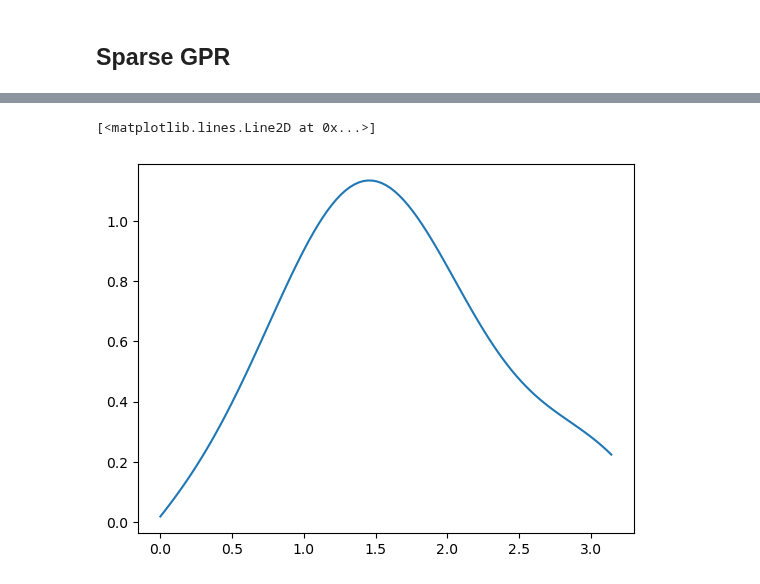
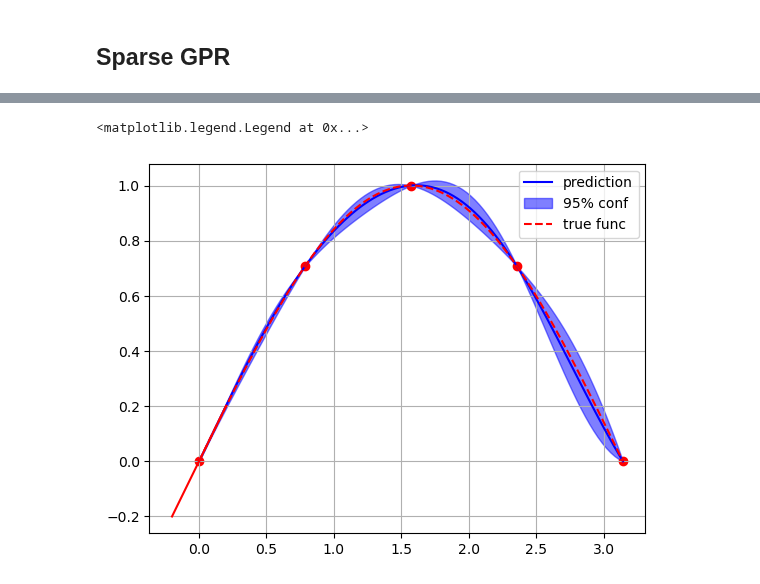
Before and after one commit to LukasEin/jaxgp, a Jupyter notebook: recover_from_derivatives.ipynb, the cells around one changed output, grey strips where cells are left out. Cells and saved outputs as stored; diff of their text form; code cells hidden in the pictures.

Commit message:
full GPR for arb. deriv & func values in 1D

```diff
--- a/recover_from_derivatives.ipynb
+++ b/recover_from_derivatives.ipynb
@@ -118,5 +129,43 @@ vars = []
-# %%
-plt.plot(grid,prediction)
-# %% [output]
-[<matplotlib.lines.Line2D at 0x...>]
-[figure, removed]
+# %%
+KV = covMatrix(fullgrid[:num_datapoints],fullgrid[:num_datapoints],length_scale=length_scale)
+KD = ddcovMatrix(fullgrid[num_datapoints:],fullgrid[num_datapoints:],length_scale=length_scale)
+KM = dcovMatrix(fullgrid[:num_datapoints],fullgrid[num_datapoints:],length_scale=length_scale)
+
+K_NN = np.zeros((num_datapoints+num_derivpoints,)*2)
+K_NN[:num_datapoints,:num_datapoints] = KV
+K_NN[num_datapoints:,num_datapoints:] = KD
+K_NN[:num_datapoints,num_datapoints:] = KM
+K_NN[num_datapoints:,:num_datapoints] = KM.T
+# %%
+invert_mat = K_NN + np.eye(num_datapoints+num_derivpoints)*noise**2
+pred_coeff = solve(invert_mat,full_values)
+
+prediction = np.zeros_like(grid)
+vars = np.zeros_like(grid)
+
+k_vec = np.zeros(num_datapoints+num_derivpoints)
+
+for i,x in enumerate(grid):
+    k_vec[:num_datapoints] = RBF(datagrid,x)
+    k_vec[num_datapoints:] = dRBF(derivgrid,x)
+
+    prediction[i] = pred_coeff@k_vec
+    vars[i] = RBF(x,x) + noise**2 - k_vec@solve(invert_mat,k_vec)
+# %%
+def slope(x,xref,yref,grad):
+    return grad*(x-xref) + yref
+# %%
+stds = np.sqrt(vars)
+
+plt.plot(grid,prediction,"b",label="prediction")
+plt.fill_between(grid,prediction-2*stds,prediction+2*stds,alpha=0.5,color="b",label="95% conf")
+plt.scatter(datagrid,data_values,color="r")
+for xref,yref in zip(derivgrid,func(derivgrid)):
+    slope_range = np.linspace(xref-0.2,xref+0.2,5)
+    plt.plot(slope_range,slope(slope_range,xref,yref,grad_func(xref)),"r")
+plt.plot(grid,func(grid),"r--",label="true func")
+plt.grid()
+plt.legend()
+# %% [output]
+<matplotlib.legend.Legend at 0x...>
+[figure, added]
```
Also changed, not shown: parts of 6 cells of this notebook.
